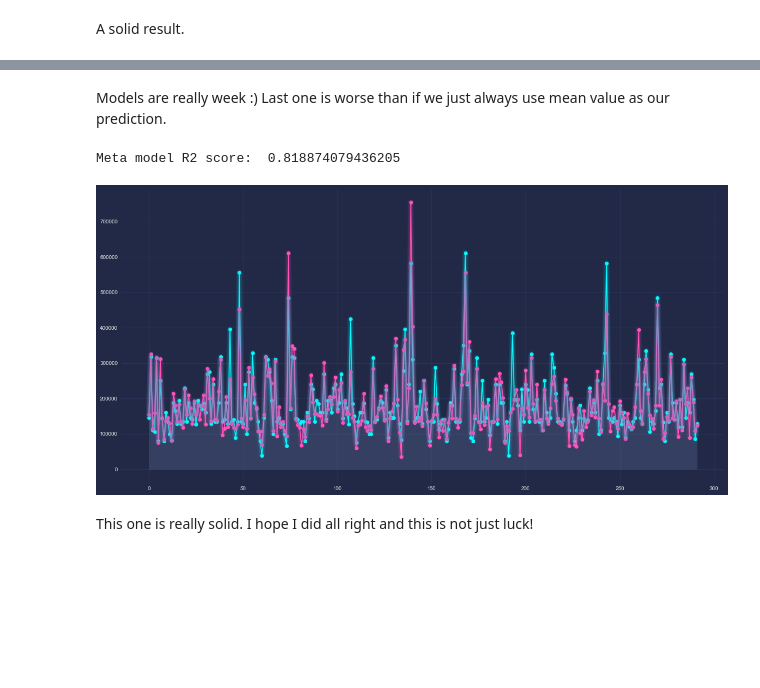
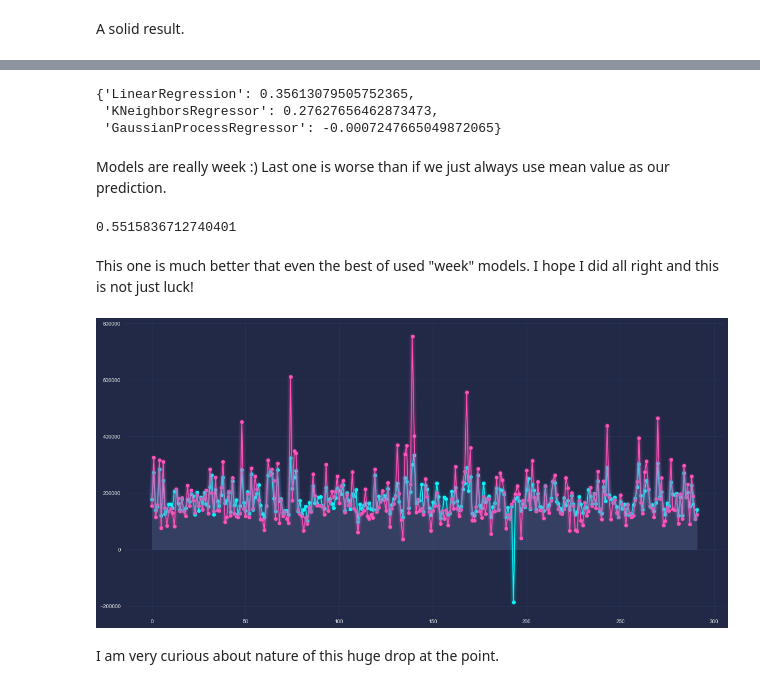
Before and after one commit to Midriaz/machine_learning, a Jupyter notebook: ensemble/Homework.ipynb, the cells around one changed output, grey strips where cells are left out. Cells and saved outputs as stored; diff of their text form; code cells hidden in the pictures; blank space fills up the shorter version.

Commit message:
Move stacking realization to independent file, transform it to class

```diff
--- a/ensemble/Homework.ipynb
+++ b/ensemble/Homework.ipynb
@@ -267,30 +251,36 @@ Model #3 R2 score:  -0.0007247665049872065
+# %%
+# week models
+models = [LinearRegression(), KNeighborsRegressor(n_neighbors=3), GaussianProcessRegressor(normalize_y=True)]
+
+stack = StackModel(models, LinearRegression(), 10)
+# %%
+stack.fit(X_week, y_week)
+# %%
+p = stack.predict(X_holdout, y_holdout)
+# %%
+stack.estimators_score
+# %% [output]
+{'LinearRegression': 0.35613079505752365,
+ 'KNeighborsRegressor': 0.27627656462873473,
+ 'GaussianProcessRegressor': -0.0007247665049872065}
 # %% [markdown]
 Models are really week :) Last one is worse than if we just always use mean value as our prediction.
-# %%
-# finally, we can fit our meta model and then predict
-# and THE WINNER IS... i mean i choose LogisticRegression as meta estimator
-
-model = LogisticRegression()
-model.fit(X_meta, y_meta)
-
-X_test_meta = test_set[:,:3]
-y_test_meta = test_set[:,3]
-
-p = model.predict(X_test_meta)
-
-print('Meta model R2 score: ', r2_score(y_test_meta, p))
-# %% [output]
-Meta model R2 score:  0.818874079436205
+# %%
+r2_score(y_holdout, p)
+# %% [output]
+0.5515836712740401
+# %% [markdown]
+This one is much better that even the best of used "week" models. I hope I did all right and this is not just luck!
 # %%
 rcParams['figure.figsize'] = 20, 10
 
 plt.plot(p, marker='o')
-plt.plot(y_test_meta, marker='o')
+plt.plot(y_holdout.values, marker='o')
 
 mplcyberpunk.add_glow_effects()
 
 plt.show()
 # %% [output]
-[figure, old version]
+[figure, new version]
-# %% [markdown]
-This one is really solid. I hope I did all right and this is not just luck!
+# %% [markdown]
+I am very curious about nature of this huge drop at the point.
```
Also changed, not shown: parts of 12 cells of this notebook, 1 other file.
